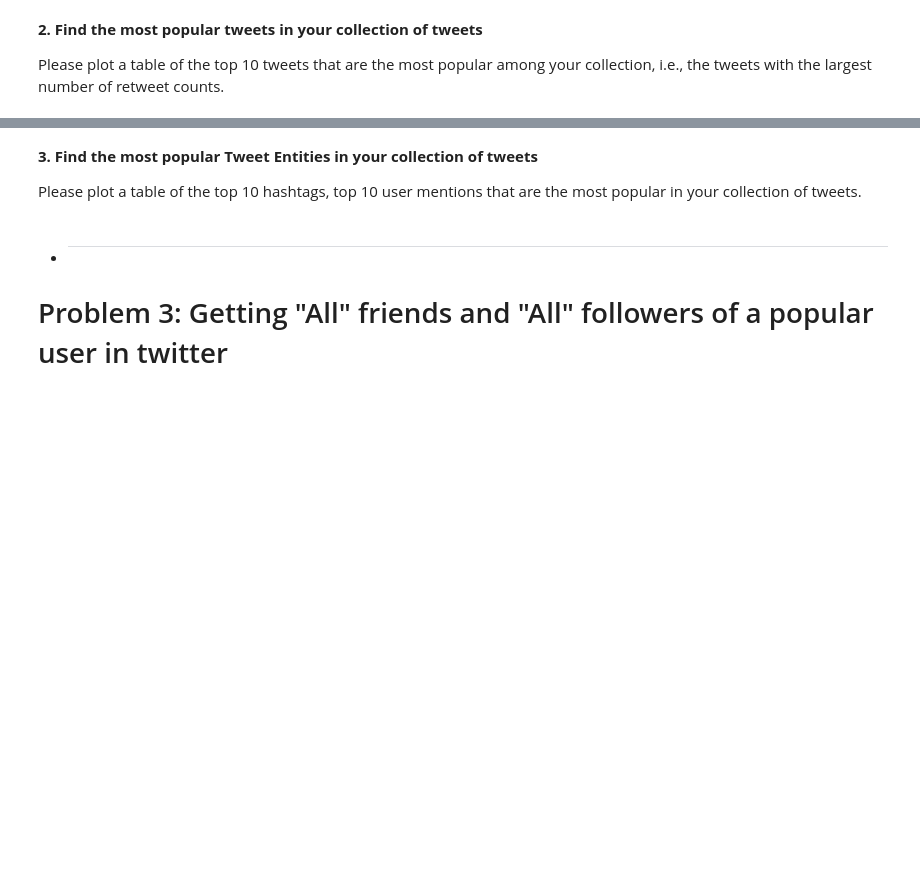
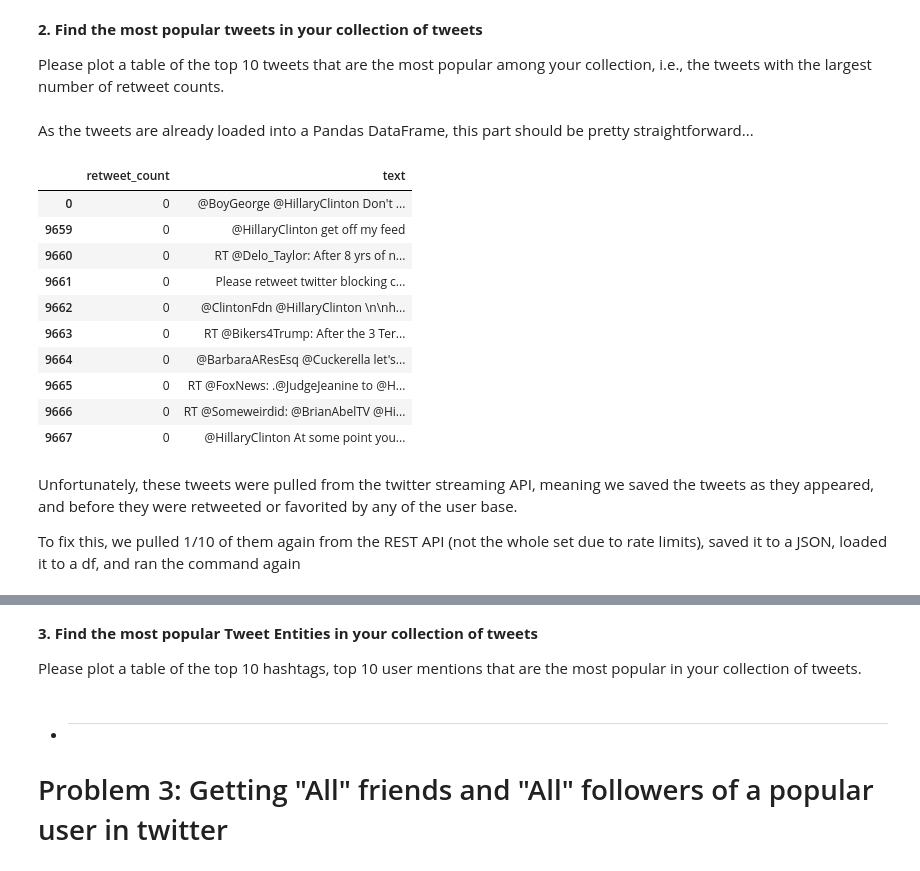
Before and after one commit to MBeaulieu22/casestudy1, a Jupyter notebook: CaseStudy1.ipynb, the cells around one changed output, grey strips where cells are left out. Saved outputs shown, nothing was run; the diff lists cells and outputs as text; code cells hidden in the pictures; blank space fills up the shorter version.

Commit message:
adding part 2.2

```diff
--- a/CaseStudy1.ipynb
+++ b/CaseStudy1.ipynb
@@ -281,0 +260,20 @@ Please plot a table of the top 10 tweets that are the most popular among your co
+# %% [markdown]
+As the tweets are already loaded into a Pandas DataFrame, this part should be pretty straightforward...
+# %%
+df.sort_values('retweet_count', ascending='False')[['retweet_count', 'text']][0:10]
+# %% [output]
+|  | retweet_count | text |
+| 0 | 0 | @BoyGeorge @HillaryClinton Don't ... |
+| 9659 | 0 | @HillaryClinton get off my feed |
+| 9660 | 0 | RT @Delo_Taylor: After 8 yrs of n... |
+| 9661 | 0 | Please retweet twitter blocking c... |
+| 9662 | 0 | @ClintonFdn @HillaryClinton \n\nh... |
+| 9663 | 0 | RT @Bikers4Trump: After the 3 Ter... |
+| 9664 | 0 | @BarbaraAResEsq @Cuckerella let's... |
+| 9665 | 0 | RT @FoxNews: .@JudgeJeanine to @H... |
+| 9666 | 0 | RT @Someweirdid: @BrianAbelTV @Hi... |
+| 9667 | 0 | @HillaryClinton At some point you... |
+# %% [markdown]
+Unfortunately, these tweets were pulled from the twitter streaming API, meaning we saved the tweets as they appeared, and before they were retweeted or favorited by any of the user base.
+
+To fix this, we pulled 1/10 of them again from the REST API (not the whole set due to rate limits), saved it to a JSON, loaded it to a df, and ran the command again
```
Also changed, not shown: parts of 26 cells of this notebook, 7 other files.
